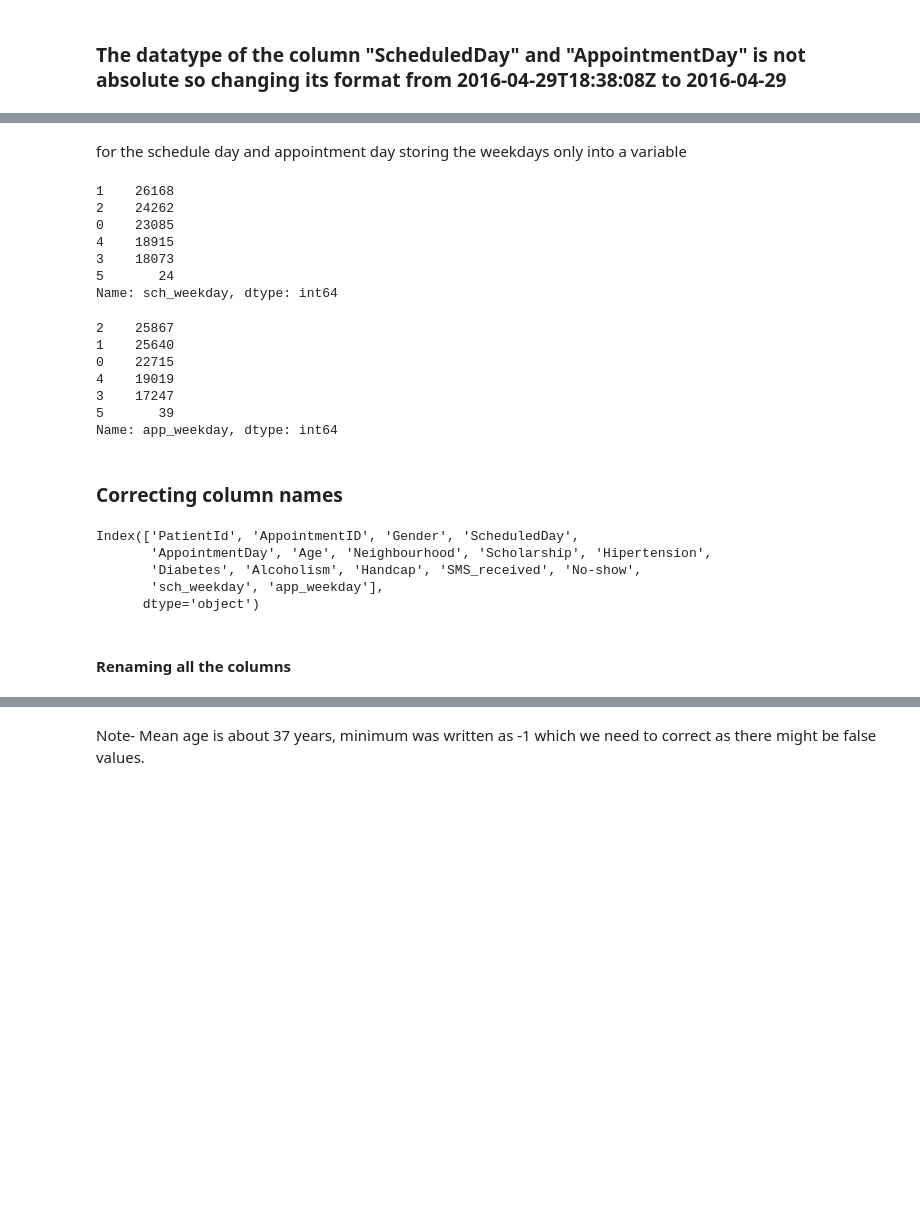
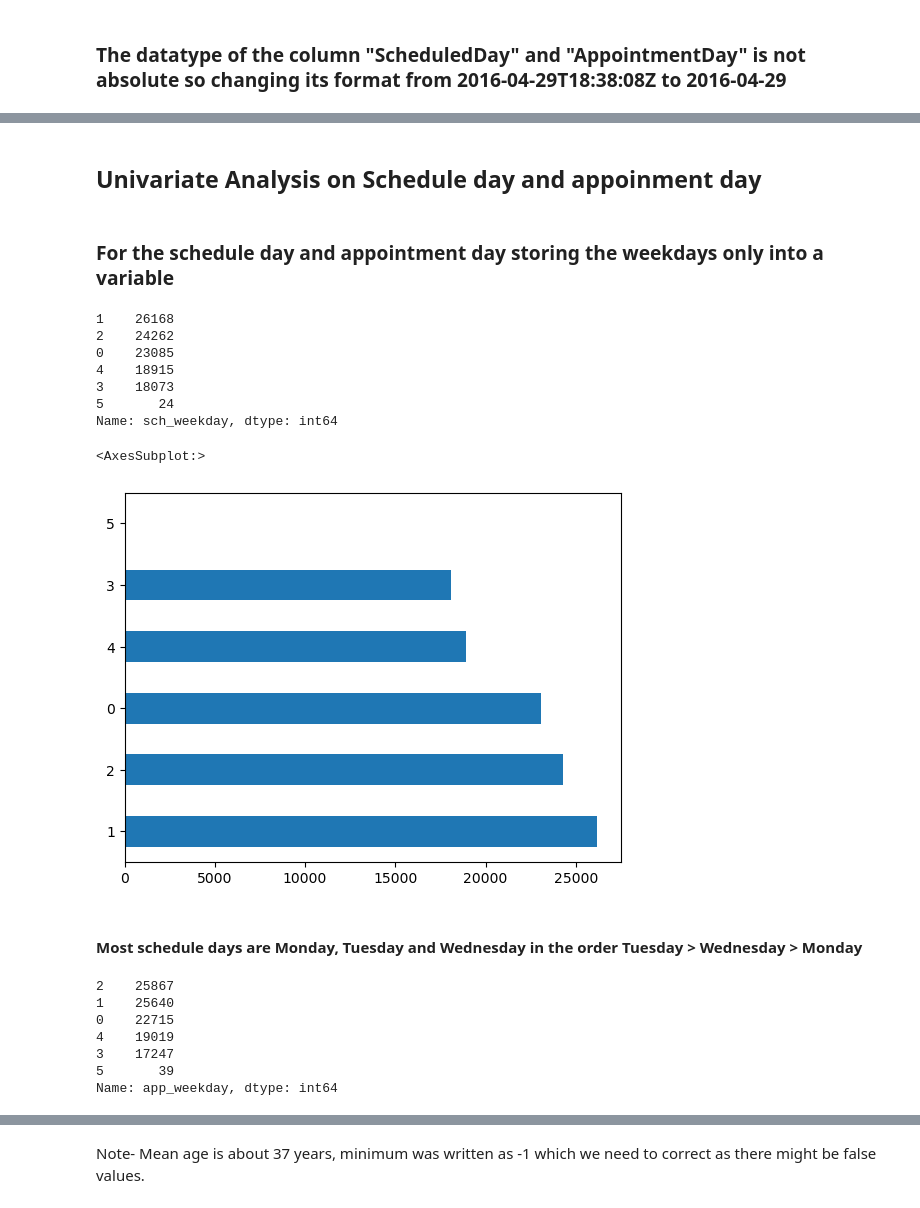
Before and after one commit to Milan1508/HealthCare_Data_Analysis, a Jupyter notebook: healthcare.ipynb, the cells around one changed output, grey strips where cells are left out. Drawn from its saved outputs; the diff is of its cells as text; code cells hidden in the pictures; blank space fills up the shorter version.

```diff
--- a/healthcare.ipynb
+++ b/healthcare.ipynb
@@ -121,4 +187,6 @@ base_data.head()
+# %% [markdown]
+## Univariate Analysis on Schedule day and appoinment day
 # %% [markdown]
-for the schedule day and appointment day storing the weekdays only into a variable
+### For the schedule day and appointment day storing the weekdays only into a variable
 # %%
 # 5 is Saturday, 6 is Sunday
@@ -136,6 +203,13 @@ base_data['sch_weekday'].value_counts()
 3    18073
 5       24
 Name: sch_weekday, dtype: int64
+# %%
+base_data['sch_weekday'].value_counts().plot.barh()
+# %% [output]
+<AxesSubplot:>
+[figure, added]
+# %% [markdown]
+#### Most schedule days are Monday, Tuesday and Wednesday in the order Tuesday > Wednesday > Monday
 # %%
 base_data['app_weekday'].value_counts()
 # %% [output]
@@ -146,15 +220,3 @@ base_data['app_weekday'].value_counts()
 3    17247
 5       39
 Name: app_weekday, dtype: int64
-# %% [markdown]
-### Correcting column names
-# %%
-base_data.columns
-# %% [output]
-Index(['PatientId', 'AppointmentID', 'Gender', 'ScheduledDay',
-       'AppointmentDay', 'Age', 'Neighbourhood', 'Scholarship', 'Hipertension',
-       'Diabetes', 'Alcoholism', 'Handcap', 'SMS_received', 'No-show',
-       'sch_weekday', 'app_weekday'],
-      dtype='object')
-# %% [markdown]
-#### Renaming all the columns
```
Also changed, not shown: parts of 28 cells of this notebook.
